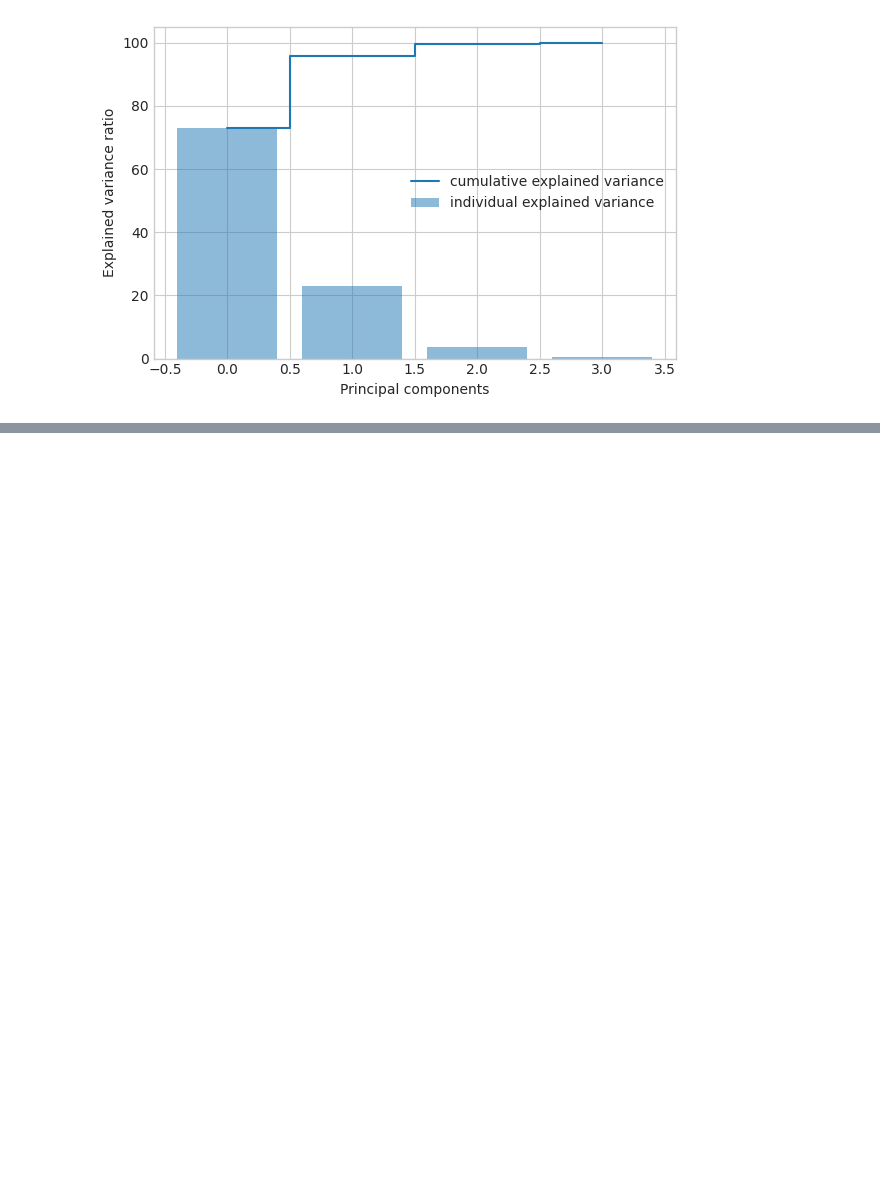
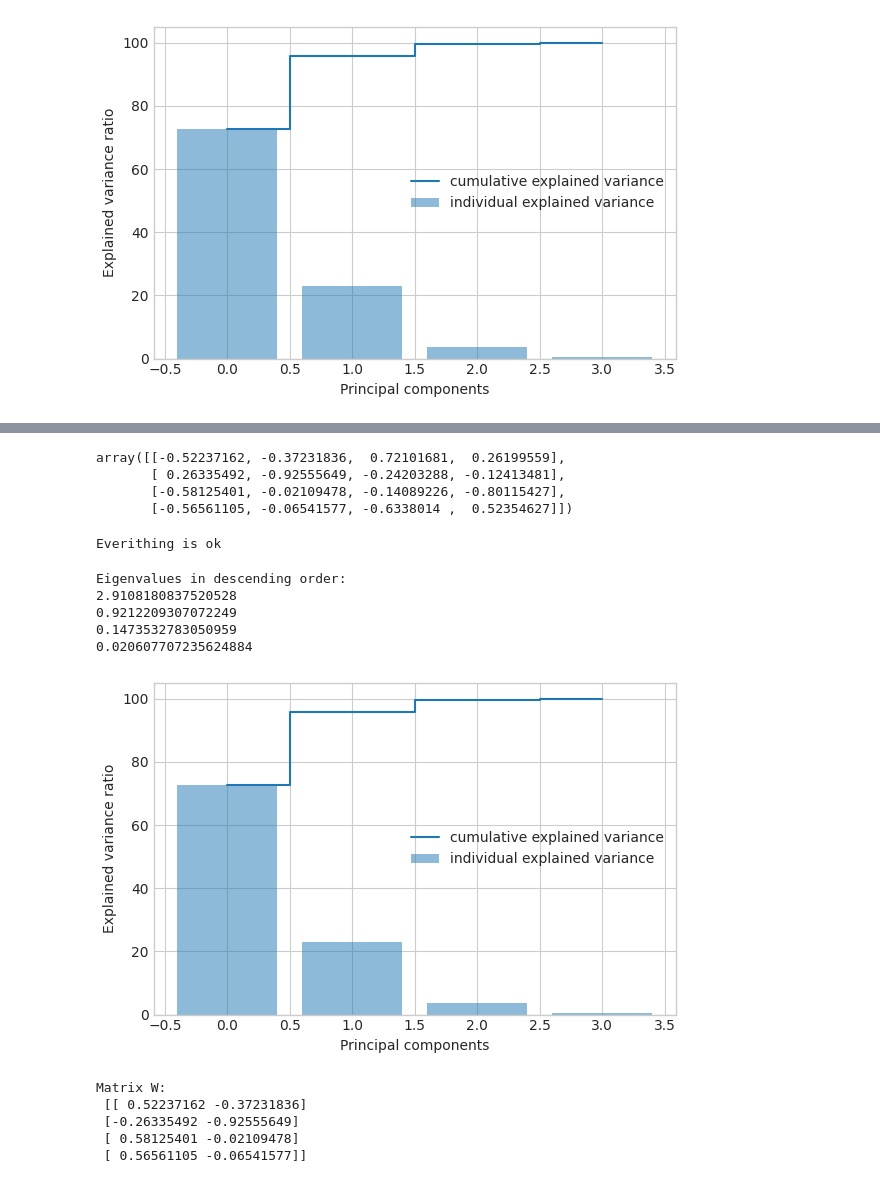
Before and after one commit to NabilaAtiraQurratulAini/PendataB, a Jupyter notebook: _sources/Tugas/PCAIrisData.ipynb, the cells around one changed output, grey strips where cells are left out. Saved outputs shown, nothing was run; the diff lists cells and outputs as text; code cells hidden in the pictures; blank space fills up the shorter version.

```diff
--- a/_sources/Tugas/PCAIrisData.ipynb
+++ b/_sources/Tugas/PCAIrisData.ipynb
@@ -228,0 +408,6 @@ with plt.style.context('seaborn-whitegrid'):
+# %%
+cor_mat2=np.corrcoef(X.T)
+eig_vals, eig_vecs=np.linalg.eig(cor_mat2)
+
+print("Eigenvectors \n%s" %eig_vecs)
+print("Eigenvelues \n%s" %eig_vals)
@@ -228,0 +422,60 @@ with plt.style.context('seaborn-whitegrid'):
+# %%
+u, s, v=np.linalg.svd(X_std.T)
+u
+# %% [output]
+array([[-0.52237162, -0.37231836,  0.72101681,  0.26199559],
+       [ 0.26335492, -0.92555649, -0.24203288, -0.12413481],
+       [-0.58125401, -0.02109478, -0.14089226, -0.80115427],
+       [-0.56561105, -0.06541577, -0.6338014 ,  0.52354627]])
+# %%
+for ev in eig_vecs.T:
+    np.testing.assert_array_almost_equal(1.0, np.linalg.norm(ev))
+print("Everithing is ok")
+# %% [output]
+Everithing is ok
+# %%
+# Make a list of (eigenvalue, eigenvector) tuples
+eig_pairs = [(np.abs(eig_vals[i]), eig_vecs[:,i]) for i in range(len(eig_vals))]
+
+# Sort the (eigenvalue, eigenvector) tuples from high to low
+eig_pairs.sort(key=lambda x: x[0], reverse=True)
+
+# Visually confirm that the list is correctly sorted by decreasing eigenvalues
+print('Eigenvalues in descending order:')
+for i in eig_pairs:
+    print(i[0])
+# %% [output]
+Eigenvalues in descending order:
+2.9108180837520528
+0.9212209307072249
+0.1473532783050959
+0.020607707235624884
+# %%
+tot = sum(eig_vals)
+var_exp = [(i / tot)*100 for i in sorted(eig_vals, reverse=True)]
+cum_var_exp = np.cumsum(var_exp)
+# %%
+with plt.style.context('seaborn-whitegrid'):
+    plt.figure(figsize=(6, 4))
+
+    plt.bar(range(4), var_exp, alpha=0.5, align='center',
+            label='individual explained variance')
+    plt.step(range(4), cum_var_exp, where='mid',
+             label='cumulative explained variance')
+    plt.ylabel('Explained variance ratio')
+    plt.xlabel('Principal components')
+    plt.legend(loc='best')
+    plt.tight_layout()
+# %% [output]
+[figure, added]
+# %%
+matrix_w = np.hstack((eig_pairs[0][1].reshape(4,1),
+                      eig_pairs[1][1].reshape(4,1)))
+
+print('Matrix W:\n', matrix_w)
+# %% [output]
+Matrix W:
+ [[ 0.52237162 -0.37231836]
+ [-0.26335492 -0.92555649]
+ [ 0.58125401 -0.02109478]
+ [ 0.56561105 -0.06541577]]
```
Also changed, not shown: parts of 126 cells of this notebook, 8 other files.
